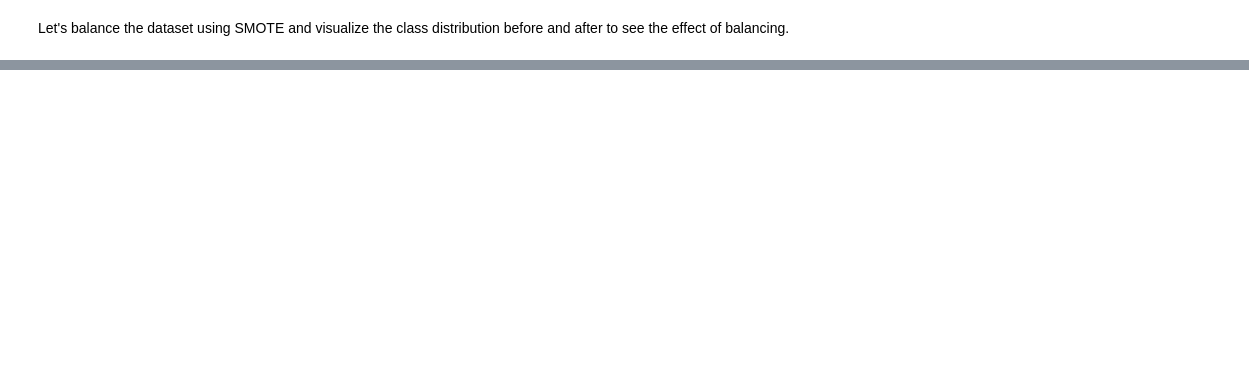
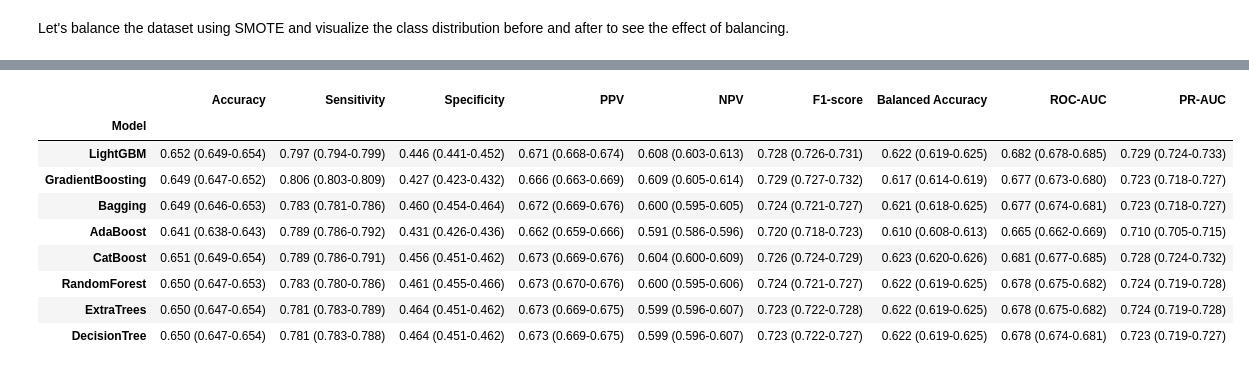
Before and after one commit to Fentahun60/Fentahun, a Jupyter notebook: Healthcare_access_Review_final.ipynb, the cells around one changed output, grey strips where cells are left out. Saved outputs shown, nothing was run; the diff lists cells and outputs as text; code cells hidden in the pictures; blank space fills up the shorter version.

```diff
--- a/Healthcare_access_Review_final.ipynb
+++ b/Healthcare_access_Review_final.ipynb
@@ -1913,7 +1917,7 @@ Passing `palette` without assigning `hue` is deprecated and will be removed in v
 from sklearn.model_selection import train_test_split
 
 # Define the target variable
-target = 'Problem_Access'
+target = 'healthcare_access'
 
 # Separate features (X) and target (y)
 X = df_selected.drop(columns=[target])
@@ -2226,0 +2121,77 @@ print("\n🎉 All models tuned and trained successfully!")
+# %%
+import numpy as np
+import pandas as pd
+from sklearn.metrics import (
+    accuracy_score, recall_score, precision_score, f1_score,
+    balanced_accuracy_score, roc_auc_score, average_precision_score, confusion_matrix
+)
+from sklearn.ensemble import (
+    GradientBoostingClassifier, BaggingClassifier, AdaBoostClassifier,
+    RandomForestClassifier, ExtraTreesClassifier
+)
+from sklearn.tree import DecisionTreeClassifier
+import lightgbm as lgb
+from catboost import CatBoostClassifier
+from sklearn.utils import resample
+import warnings
+
+warnings.filterwarnings('ignore')
+
+# Define the models
+models = {
+    "LightGBM": lgb.LGBMClassifier(random_state=42, verbose=-1),
+    "GradientBoosting": GradientBoostingClassifier(random_state=42),
+    "Bagging": BaggingClassifier(random_state=42),
+    "AdaBoost": AdaBoostClassifier(random_state=42),
+    "CatBoost": CatBoostClassifier(random_state=42, verbose=0),
+    "RandomForest": RandomForestClassifier(random_state=42, n_jobs=-1),
+    "ExtraTrees": ExtraTreesClassifier(random_state=42, n_jobs=-1),
+    "DecisionTree": DecisionTreeClassifier(random_state=42)
+}
+
+def get_metrics(y_true, y_pred, y_prob):
+    tn, fp, fn, tp = confusion_matrix(y_true, y_pred).ravel()
+    return {
+        "Accuracy": accuracy_score(y_true, y_pred),
+        "Sensitivity": recall_score(y_true, y_pred),
+        "Specificity": tn / (tn + fp) if (tn + fp) > 0 else 0,
+        "PPV": precision_score(y_true, y_pred),
+        "NPV": tn / (tn + fn) if (tn + fn) > 0 else 0,
+        "F1-score": f1_score(y_true, y_pred),
+        "Balanced Accuracy": balanced_accuracy_score(y_true, y_pred),
+        "ROC-AUC": roc_auc_score(y_true, y_prob),
+        "PR-AUC": average_precision_score(y_true, y_prob)
+    }
+
+results_list = []
+
+for name, clf in models.items():
+    print(f"Training and bootstrapping {name}...")
+    clf.fit(X_train_selected, y_train)
+
+    # Point estimates
+    y_pred = clf.predict(X_test_selected)
+    y_prob = clf.predict_proba(X_test_selected)[:, 1]
+    point_metrics = get_metrics(y_test, y_pred, y_prob)
+
+    # Bootstrapping for 95% CI
+    n_iterations = 100
+    boot_metrics = []
+    for i in range(n_iterations):
+        X_boot, y_boot_true, y_boot_prob = resample(X_test_selected, y_test, y_prob, random_state=i)
+        y_boot_pred = (y_boot_prob >= 0.5).astype(int)
+        boot_metrics.append(get_metrics(y_boot_true, y_boot_pred, y_boot_prob))
+
+    model_row = {"Model": name}
+    for metric in point_metrics.keys():
+        values = [m[metric] for m in boot_metrics]
+        lower = np.percentile(values, 2.5)
+        upper = np.percentile(values, 97.5)
+        model_row[metric] = f"{point_metrics[metric]:.3f} ({lower:.3f}-{upper:.3f})"
+
+    results_list.append(model_row)
+
+# Create and display the results table
+performance_table = pd.DataFrame(results_list)
+display(performance_table.set_index("Model"))
+# %% [output]
@@ -2226,0 +2206,10 @@ print("\n🎉 All models tuned and trained successfully!")
+|  | Accuracy | Sensitivity | Specificity | PPV | NPV | F1-score | Balanced Accuracy | ROC-AUC | PR-AUC |
+| Model |  |  |  |  |  |  |  |  |  |
+| LightGBM | 0.652 (0.649-0.654) | 0.797 (0.794-0.799) | 0.446 (0.441-0.452) | 0.671 (0.668-0.674) | 0.608 (0.603-0.613) | 0.728 (0.726-0.731) | 0.622 (0.619-0.625) | 0.682 (0.678-0.685) | 0.729 (0.724-0.733) |
+| GradientBoosting | 0.649 (0.647-0.652) | 0.806 (0.803-0.809) | 0.427 (0.423-0.432) | 0.666 (0.663-0.669) | 0.609 (0.605-0.614) | 0.729 (0.727-0.732) | 0.617 (0.614-0.619) | 0.677 (0.673-0.680) | 0.723 (0.718-0.727) |
+| Bagging | 0.649 (0.646-0.653) | 0.783 (0.781-0.786) | 0.460 (0.454-0.464) | 0.672 (0.669-0.676) | 0.600 (0.595-0.605) | 0.724 (0.721-0.727) | 0.621 (0.618-0.625) | 0.677 (0.674-0.681) | 0.723 (0.718-0.727) |
+| AdaBoost | 0.641 (0.638-0.643) | 0.789 (0.786-0.792) | 0.431 (0.426-0.436) | 0.662 (0.659-0.666) | 0.591 (0.586-0.596) | 0.720 (0.718-0.723) | 0.610 (0.608-0.613) | 0.665 (0.662-0.669) | 0.710 (0.705-0.715) |
+| CatBoost | 0.651 (0.649-0.654) | 0.789 (0.786-0.791) | 0.456 (0.451-0.462) | 0.673 (0.669-0.676) | 0.604 (0.600-0.609) | 0.726 (0.724-0.729) | 0.623 (0.620-0.626) | 0.681 (0.677-0.685) | 0.728 (0.724-0.732) |
+| RandomForest | 0.650 (0.647-0.653) | 0.783 (0.780-0.786) | 0.461 (0.455-0.466) | 0.673 (0.670-0.676) | 0.600 (0.595-0.606) | 0.724 (0.721-0.727) | 0.622 (0.619-0.625) | 0.678 (0.675-0.682) | 0.724 (0.719-0.728) |
+| ExtraTrees | 0.650 (0.647-0.654) | 0.781 (0.783-0.789) | 0.464 (0.451-0.462) | 0.673 (0.669-0.675) | 0.599 (0.596-0.607) | 0.723 (0.722-0.728) | 0.622 (0.619-0.625) | 0.678 (0.675-0.682) | 0.724 (0.719-0.728) |
+| DecisionTree | 0.650 (0.647-0.654) | 0.781 (0.783-0.788) | 0.464 (0.451-0.462) | 0.673 (0.669-0.675) | 0.599 (0.596-0.607) | 0.723 (0.722-0.727) | 0.622 (0.619-0.625) | 0.678 (0.674-0.681) | 0.723 (0.719-0.727) |
```
Also changed, not shown: parts of 12 cells of this notebook.
